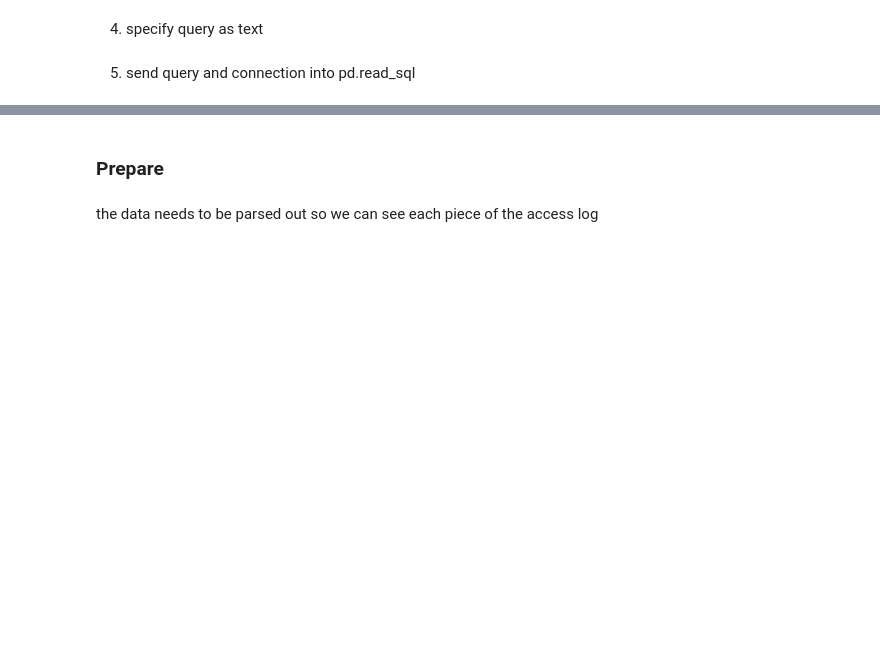
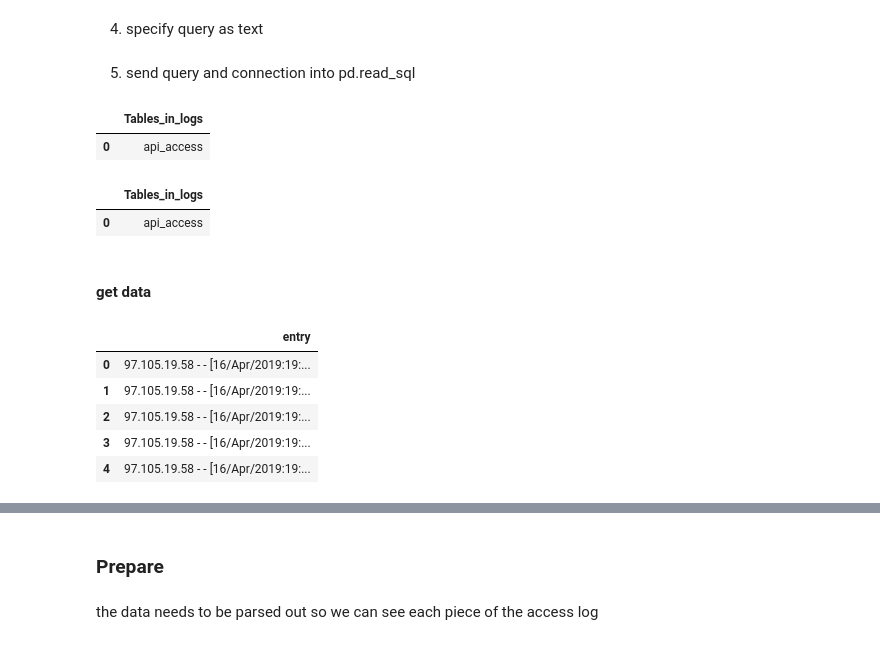
Before and after one commit to CodeupClassroom/pagel-anomaly-detection, a Jupyter notebook: discrete_probability.ipynb, the cells around one changed output, grey strips where cells are left out. Saved outputs shown, nothing was run; the diff lists cells and outputs as text; code cells hidden in the pictures; blank space fills up the shorter version.

```diff
--- a/discrete_probability.ipynb
+++ b/discrete_probability.ipynb
@@ -61,2 +69,14 @@ New process:
 # %% [markdown]
 5. send query and connection into pd.read_sql
+# %%
+pd.read_sql(query, conn)
+# %% [output]
+|  | Tables_in_logs |
+| 0 | api_access |
+# %%
+pd.read_sql('show tables', url)
+# %% [output]
+|  | Tables_in_logs |
+| 0 | api_access |
+# %% [markdown]
+#### get data
@@ -62,0 +85,9 @@ New process:
+# %%
+df.head()
+# %% [output]
+|  | entry |
+| 0 | 97.105.19.58 - - [16/Apr/2019:19:... |
+| 1 | 97.105.19.58 - - [16/Apr/2019:19:... |
+| 2 | 97.105.19.58 - - [16/Apr/2019:19:... |
+| 3 | 97.105.19.58 - - [16/Apr/2019:19:... |
+| 4 | 97.105.19.58 - - [16/Apr/2019:19:... |
```
Also changed, not shown: parts of 54 cells of this notebook.
